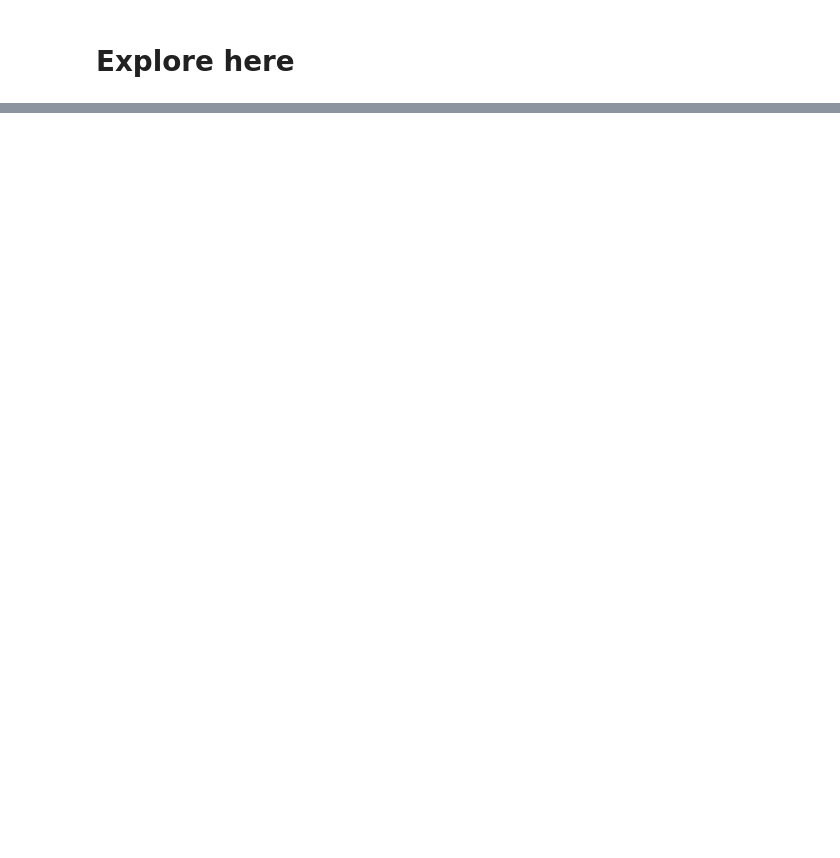
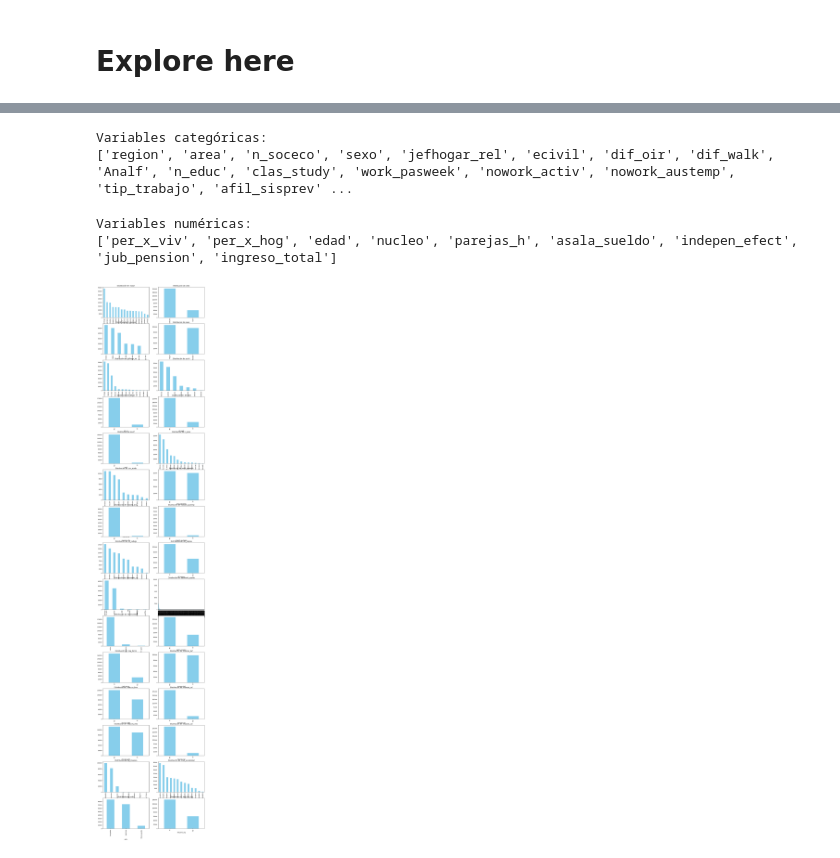
Before and after one commit to Estefaniagz/proyecto_enc, a Jupyter notebook: src/explore.ipynb, the cells around one changed output, grey strips where cells are left out. Cells and saved outputs as stored; diff of their text form; code cells hidden in the pictures; blank space fills up the shorter version.

```diff
--- a/src/explore.ipynb
+++ b/src/explore.ipynb
@@ -21,0 +98,2 @@ df
+# %%
+df1=df.copy()
@@ -21,0 +122,14 @@ df
+# %%
+#Función para edintificar variables categoricas
+def mostrar_categoricas(df1):
+    categoricas = df1.select_dtypes(include=['object', 'category'])
+
+    print("Variables categóricas:")
+    print(categoricas.columns.tolist())
+
+    return categoricas
+# %%
+categoricas = mostrar_categoricas(df1)
+# %% [output]
+Variables categóricas:
+['region', 'area', 'n_soceco', 'sexo', 'jefhogar_rel', 'ecivil', 'dif_oir', 'dif_walk', 'Analf', 'n_educ', 'clas_study', 'work_pasweek', 'nowork_activ', 'nowork_austemp', 'tip_trabajo', 'afil_sisprev' ...
@@ -21,0 +144,28 @@ df
+# %%
+numericas = mostrar_numericas(df1)
+# %% [output]
+Variables numéricas:
+['per_x_viv', 'per_x_hog', 'edad', 'nucleo', 'parejas_h', 'asala_sueldo', 'indepen_efect', 'jub_pension', 'ingreso_total']
+# %%
+#Analisis de variables categoricas
+import matplotlib.pyplot as plt
+import seaborn as sns
+
+def graficar_categoricas(df1):
+    categoricas = df1.select_dtypes(include=['object', 'category'])
+    n_cols = 2
+    n_rows = (len(categoricas.columns) + 1) // n_cols
+
+    fig, axes = plt.subplots(n_rows, n_cols, figsize=(14, n_rows * 5))
+    axes = axes.flatten()
+
+    for ax, col in zip(axes, categoricas.columns):
+        categoricas[col].value_counts().plot(kind='bar', ax=ax, color='skyblue')
+        ax.set_title(f"Distribución de: {col}")
+
+    plt.tight_layout()
+    plt.show()
+
+graficar_categoricas(df1)
+# %% [output]
+[figure, added]
```
Also changed, not shown: parts of 22 cells of this notebook, 2 other files.
